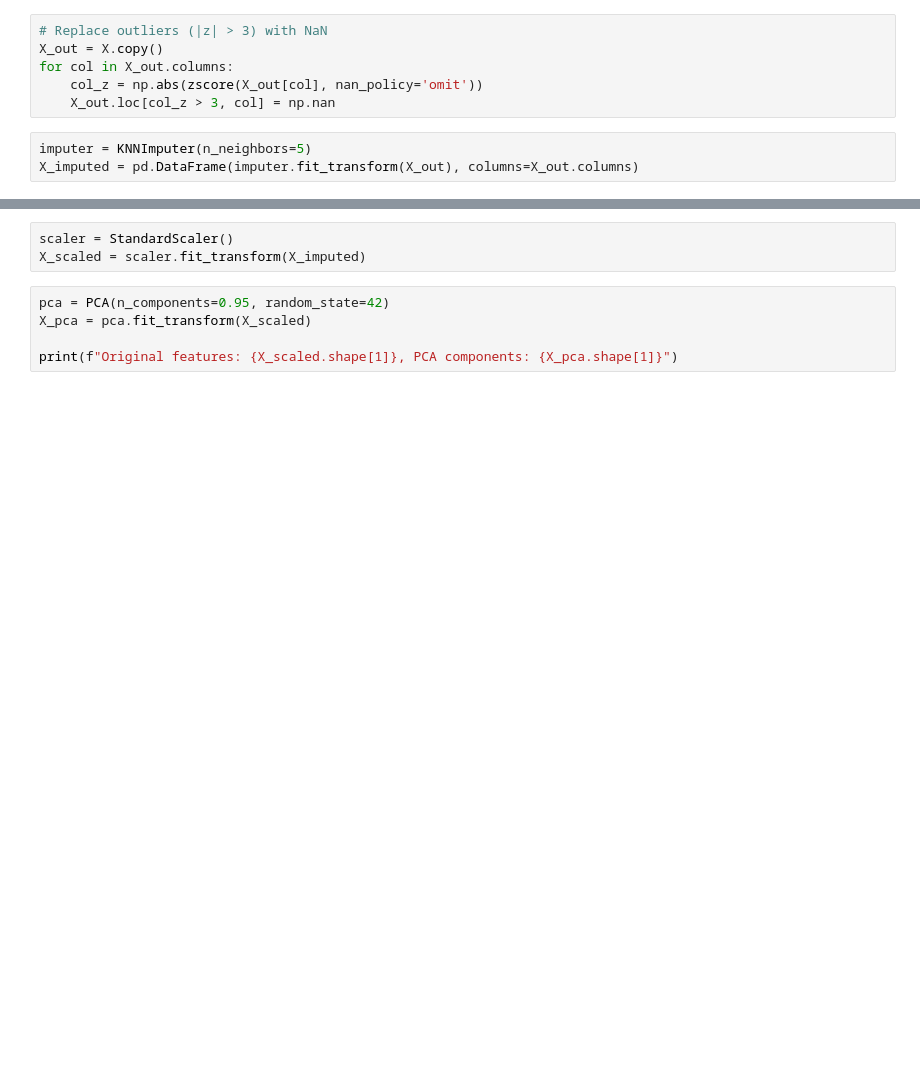
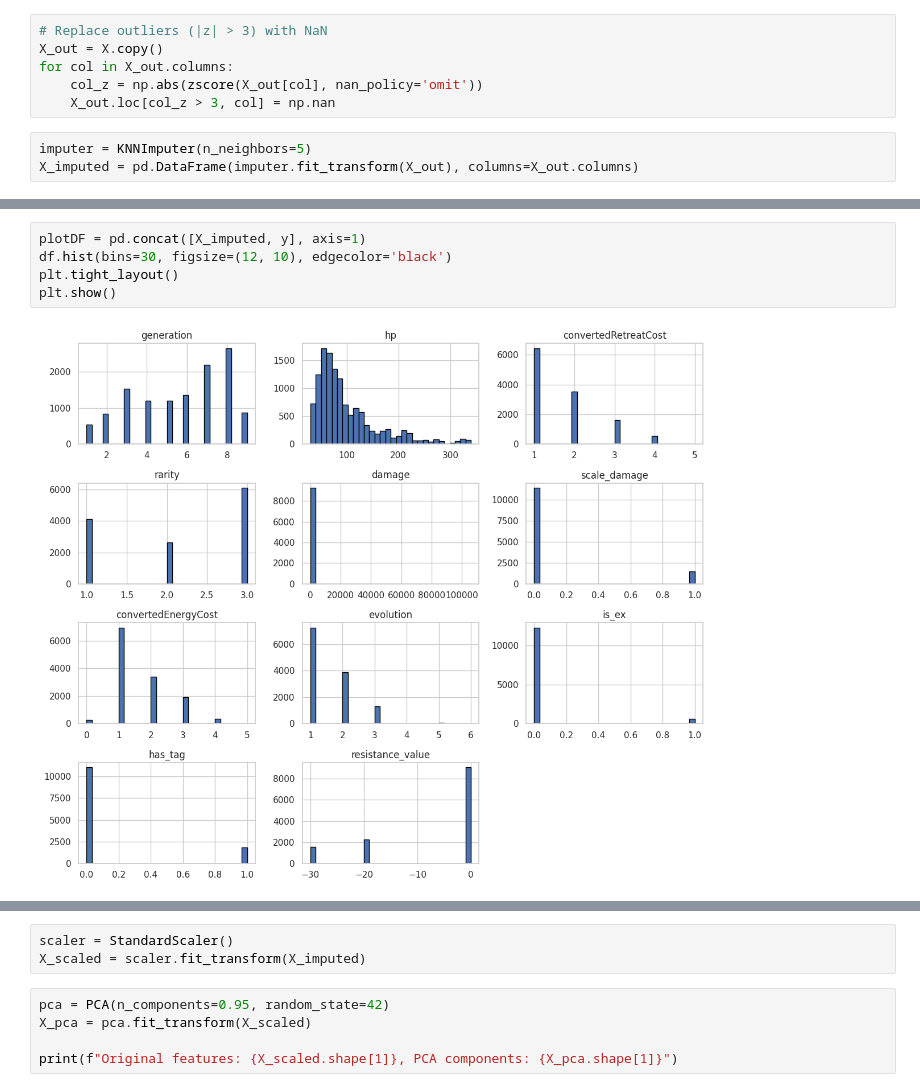
Before and after one commit to filipedmtm/mlpKnnProject, a Jupyter notebook: pokemon_rarity_classification.ipynb, the cells around one changed output, grey strips where cells are left out. Saved outputs shown, nothing was run; the diff lists cells and outputs as text; blank space fills up the shorter version.

```diff
--- a/pokemon_rarity_classification.ipynb
+++ b/pokemon_rarity_classification.ipynb
@@ -259,0 +258,7 @@ X_imputed = pd.DataFrame(imputer.fit_transform(X_out), columns=X_out.columns)
+# %%
+plotDF = pd.concat([X_imputed, y], axis=1)
+df.hist(bins=30, figsize=(12, 10), edgecolor='black')
+plt.tight_layout()
+plt.show()
+# %% [output]
+[figure, added]
```
Also changed, not shown: parts of 7 cells of this notebook.
